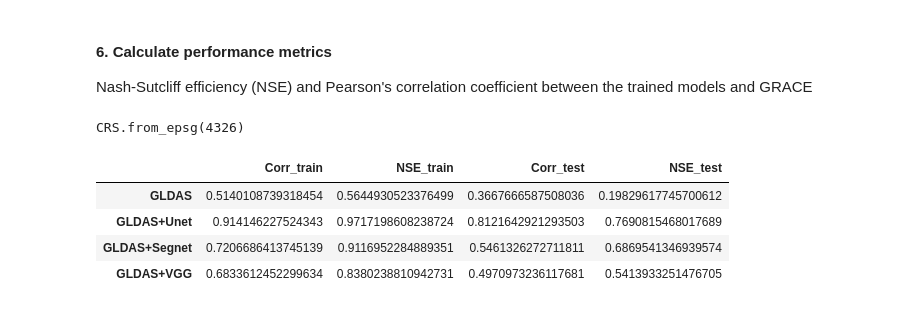
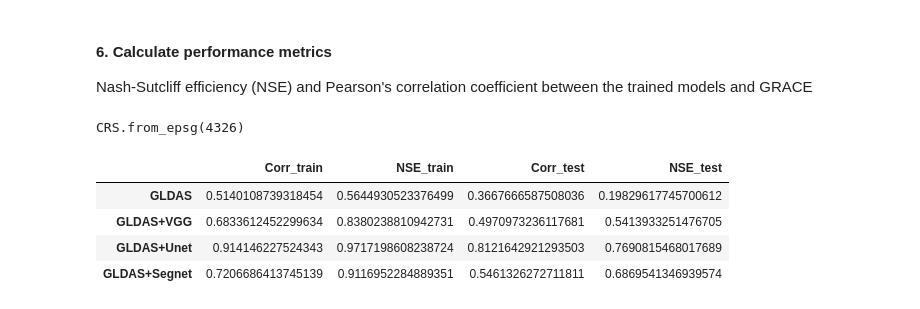
Before and after one commit to pazolka/sun-et-al-2019, a Jupyter notebook: 8_Summary.ipynb, the cells around one changed output. Cells and saved outputs as stored; diff of their text form; code cells hidden in the pictures.

Commit message:
fix table

```diff
--- a/8_Summary.ipynb
+++ b/8_Summary.ipynb
@@ -140,14 +140,14 @@ segnet_corr_ts = custom_corr(grace_india[124:], gldas_india[124:], segnet_mis_in
 vgg_corr_ts = custom_corr(grace_india[124:], gldas_india[124:], vgg_mis_india[124:])
 # %%
 pd.DataFrame({
-        'Corr_train': [base_corr_tr, unet_corr_tr, segnet_corr_tr, vgg_corr_tr],
-        'NSE_train': [base_nse_tr, unet_nse_tr, segnet_nse_tr, vgg_nse_tr],
-        'Corr_test': [base_corr_ts, unet_corr_ts, segnet_corr_ts, vgg_corr_ts],
-        'NSE_test': [base_nse_ts, unet_nse_ts, segnet_nse_ts, vgg_nse_ts]},
-    index=['GLDAS', 'GLDAS+Unet', 'GLDAS+Segnet', 'GLDAS+VGG'])
+        'Corr_train': [base_corr_tr, vgg_corr_tr, unet_corr_tr, segnet_corr_tr],
+        'NSE_train': [base_nse_tr, vgg_nse_tr, unet_nse_tr, segnet_nse_tr],
+        'Corr_test': [base_corr_ts, vgg_corr_ts, unet_corr_ts, segnet_corr_ts],
+        'NSE_test': [base_nse_ts, vgg_nse_ts, unet_nse_ts, segnet_nse_ts]},
+    index=['GLDAS', 'GLDAS+VGG', 'GLDAS+Unet', 'GLDAS+Segnet'])
 # %% [output]
 |  | Corr_train | NSE_train | Corr_test | NSE_test |
 | GLDAS | 0.5140108739318454 | 0.5644930523376499 | 0.3667666587508036 | 0.19829617745700612 |
+| GLDAS+VGG | 0.6833612452299634 | 0.8380238810942731 | 0.4970973236117681 | 0.5413933251476705 |
 | GLDAS+Unet | 0.914146227524343 | 0.9717198608238724 | 0.8121642921293503 | 0.7690815468017689 |
 | GLDAS+Segnet | 0.7206686413745139 | 0.9116952284889351 | 0.5461326272711811 | 0.6869541346939574 |
-| GLDAS+VGG | 0.6833612452299634 | 0.8380238810942731 | 0.4970973236117681 | 0.5413933251476705 |
```
